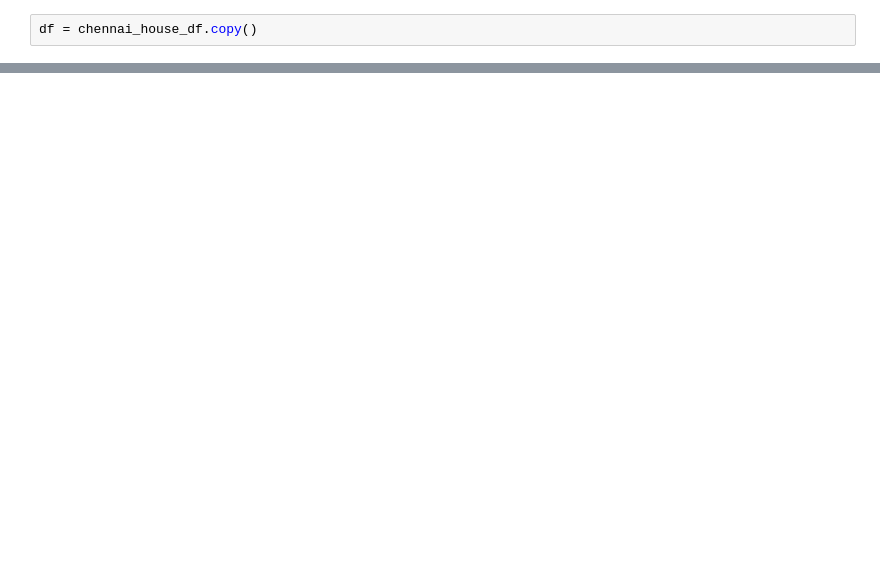
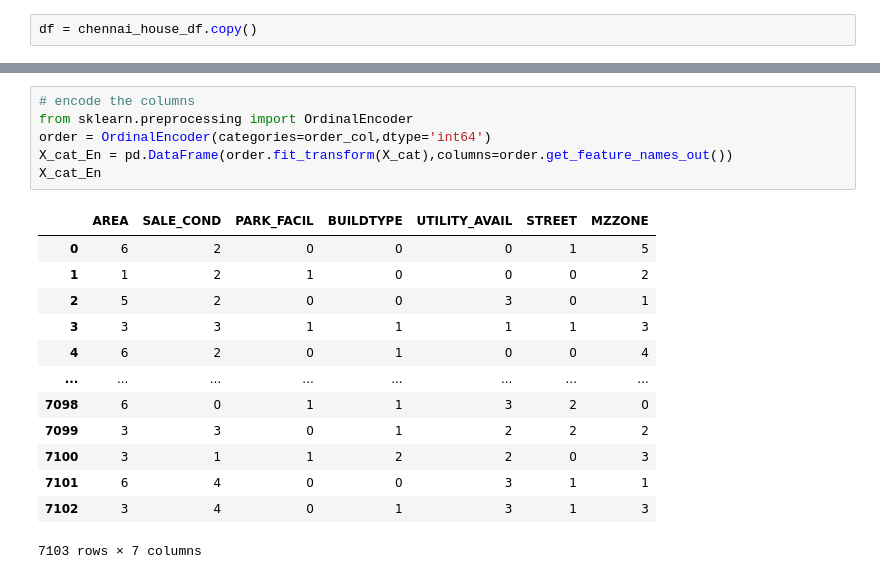
Before and after one commit to arun8nov/Chennai_House_Price_predict, a Jupyter notebook: mlprep.ipynb, the cells around one changed output, grey strips where cells are left out. Saved outputs shown, nothing was run; the diff lists cells and outputs as text; blank space fills up the shorter version.

```diff
--- a/mlprep.ipynb
+++ b/mlprep.ipynb
@@ -337,0 +45,20 @@ Name: STREET, Length: 7103, dtype: object
+# %%
+# encode the columns
+from sklearn.preprocessing import OrdinalEncoder
+order = OrdinalEncoder(categories=order_col,dtype='int64')
+X_cat_En = pd.DataFrame(order.fit_transform(X_cat),columns=order.get_feature_names_out())
+X_cat_En
+# %% [output]
+|  | AREA | SALE_COND | PARK_FACIL | BUILDTYPE | UTILITY_AVAIL | STREET | MZZONE |
+| 0 | 6 | 2 | 0 | 0 | 0 | 1 | 5 |
+| 1 | 1 | 2 | 1 | 0 | 0 | 0 | 2 |
+| 2 | 5 | 2 | 0 | 0 | 3 | 0 | 1 |
+| 3 | 3 | 3 | 1 | 1 | 1 | 1 | 3 |
+| 4 | 6 | 2 | 0 | 1 | 0 | 0 | 4 |
+| ... | ... | ... | ... | ... | ... | ... | ... |
+| 7098 | 6 | 0 | 1 | 1 | 3 | 2 | 0 |
+| 7099 | 3 | 3 | 0 | 1 | 2 | 2 | 2 |
+| 7100 | 3 | 1 | 1 | 2 | 2 | 0 | 3 |
+| 7101 | 6 | 4 | 0 | 0 | 3 | 1 | 1 |
+| 7102 | 3 | 4 | 0 | 1 | 3 | 1 | 3 |
+7103 rows × 7 columns
```
Also changed, not shown: parts of 47 cells of this notebook, 2 other files.
